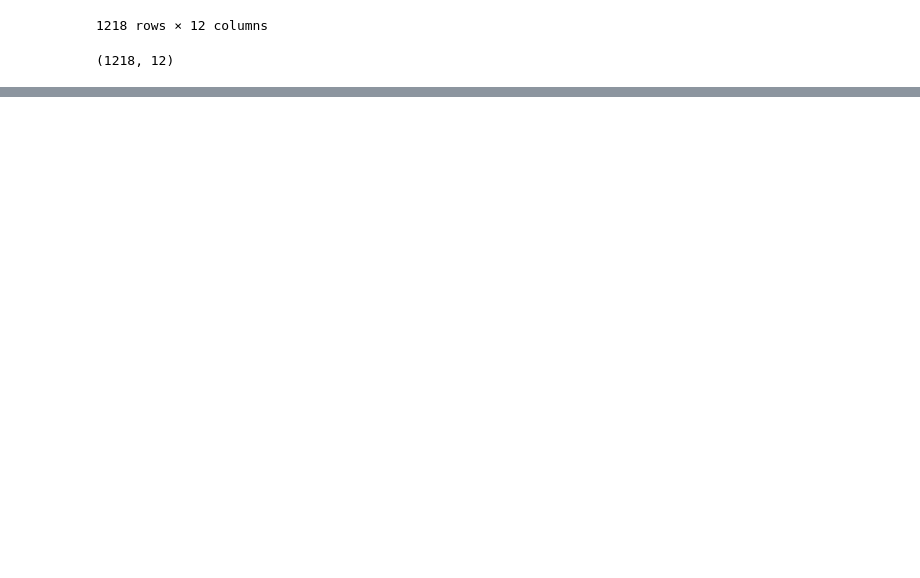
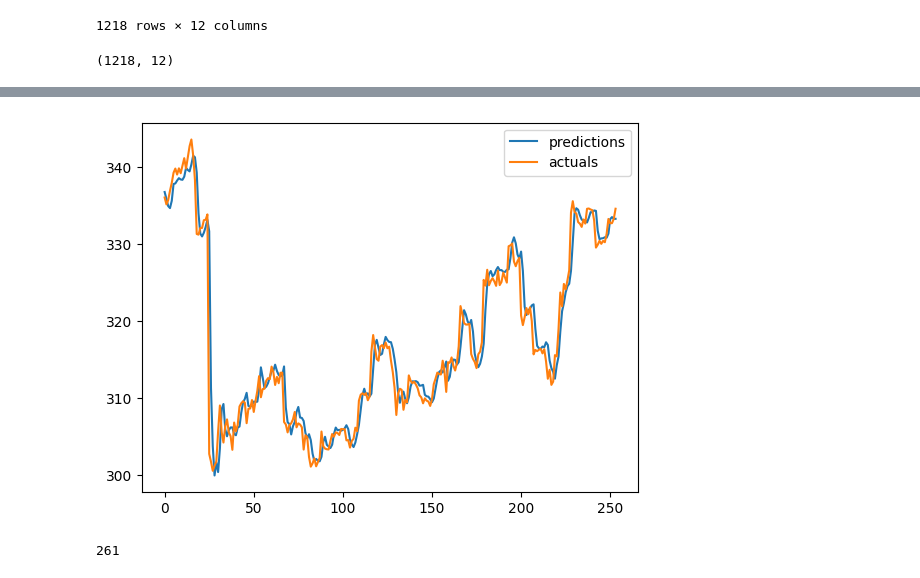
Before and after one commit to lewinskie254/stock-market-prediction, a Jupyter notebook: predict_stock_prices_NeuralNets.ipynb, the cells around one changed output, grey strips where cells are left out. Cells and saved outputs as stored; diff of their text form; code cells hidden in the pictures; blank space fills up the shorter version.

```diff
--- a/predict_stock_prices_NeuralNets.ipynb
+++ b/predict_stock_prices_NeuralNets.ipynb
@@ -442,0 +438,18 @@ def train_loop(model, n_epochs, data_window, learning_rate):
+# %%
+model.eval()
+
+predictions = []
+actuals = []
+
+with torch.inference_mode():
+    for X, y in hourly_window.test:
+
+        X = X.to(device)
+
+        preds = model(X.flatten(start_dim=1))
+
+        predictions.append(preds.cpu())
+        actuals.append(y)
+
+predictions = torch.cat(predictions, dim=0)
+actuals = torch.cat(actuals, dim=0)
@@ -442,0 +461,11 @@ def train_loop(model, n_epochs, data_window, learning_rate):
+# %%
+plt.plot(predictions.detach().numpy(), label="predictions")
+plt.plot(actuals.squeeze(-1).squeeze(-1).detach().numpy(), label="actuals")
+plt.legend()
+plt.show()
+# %% [output]
+[figure, added]
+# %%
+len(test)
+# %% [output]
+261
```
Also changed, not shown: parts of 9 cells of this notebook.
